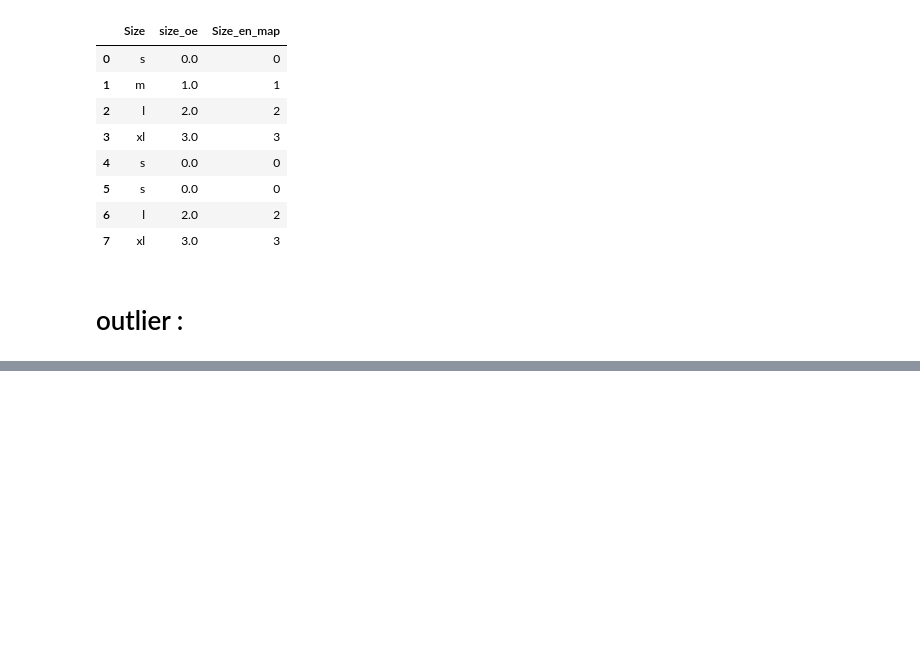
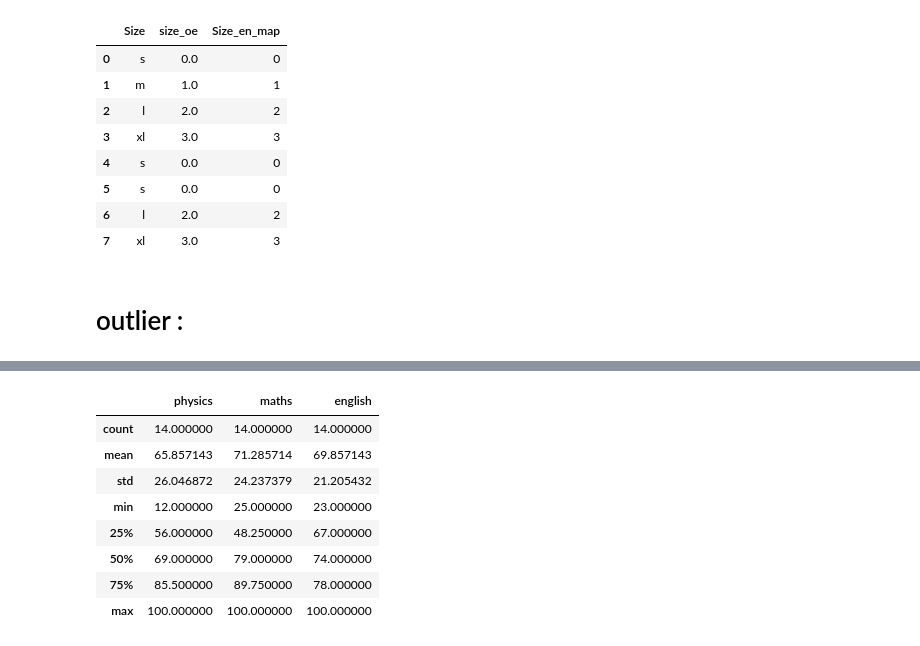
Before and after one commit to anjali801/AI-and-Machine-Learning-, a Jupyter notebook: MachineLearning.ipynb, the cells around one changed output, grey strips where cells are left out. Saved outputs shown, nothing was run; the diff lists cells and outputs as text; code cells hidden in the pictures; blank space fills up the shorter version.

```diff
--- a/MachineLearning.ipynb
+++ b/MachineLearning.ipynb
@@ -506,0 +537,12 @@ df
+# %%
+dataset.describe()
+# %% [output]
+|  | physics | maths | english |
+| count | 14.000000 | 14.000000 | 14.000000 |
+| mean | 65.857143 | 71.285714 | 69.857143 |
+| std | 26.046872 | 24.237379 | 21.205432 |
+| min | 12.000000 | 25.000000 | 23.000000 |
+| 25% | 56.000000 | 48.250000 | 67.000000 |
+| 50% | 69.000000 | 79.000000 | 74.000000 |
+| 75% | 85.500000 | 89.750000 | 78.000000 |
+| max | 100.000000 | 100.000000 | 100.000000 |
```
Also changed, not shown: parts of 15 cells of this notebook.
